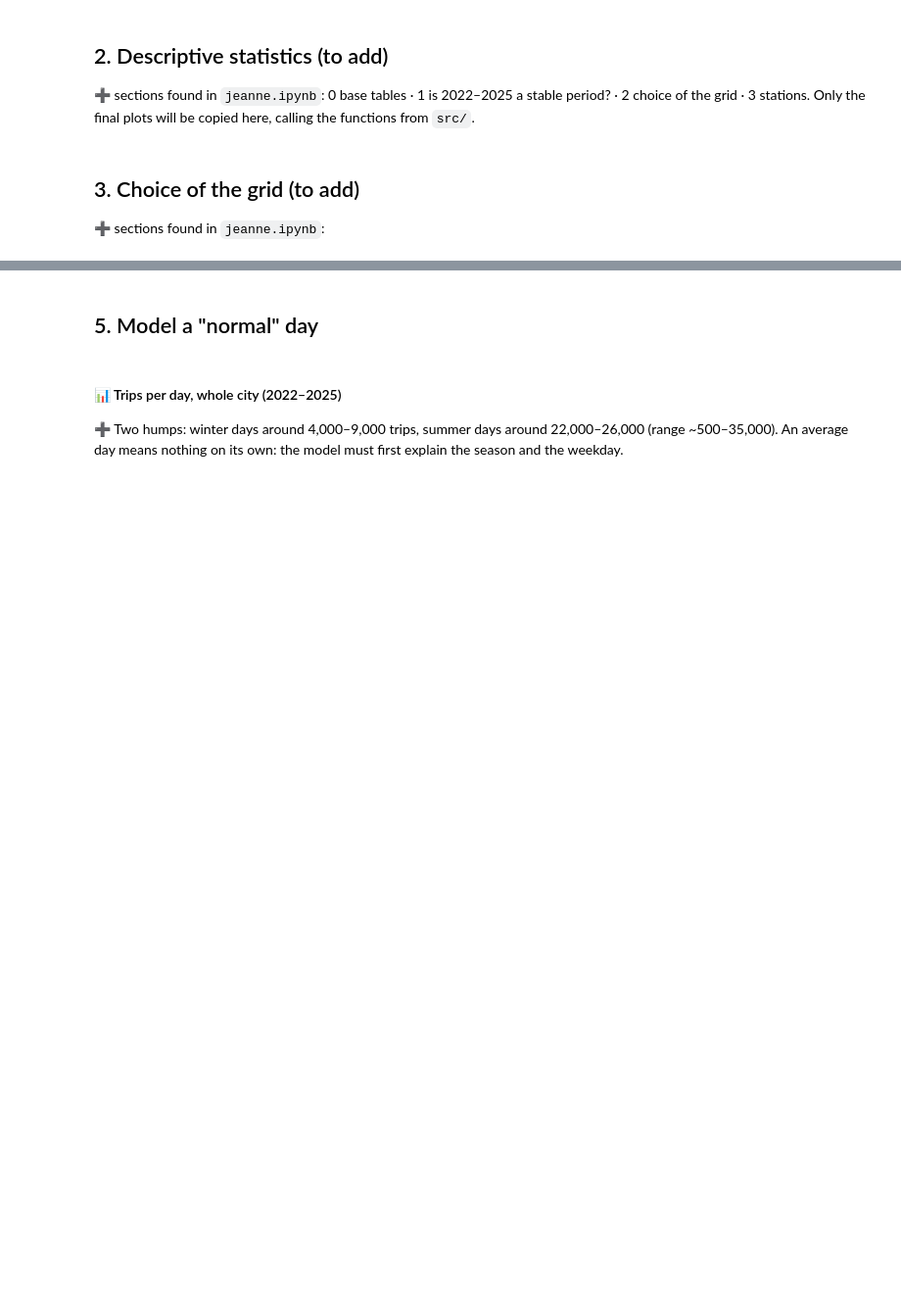
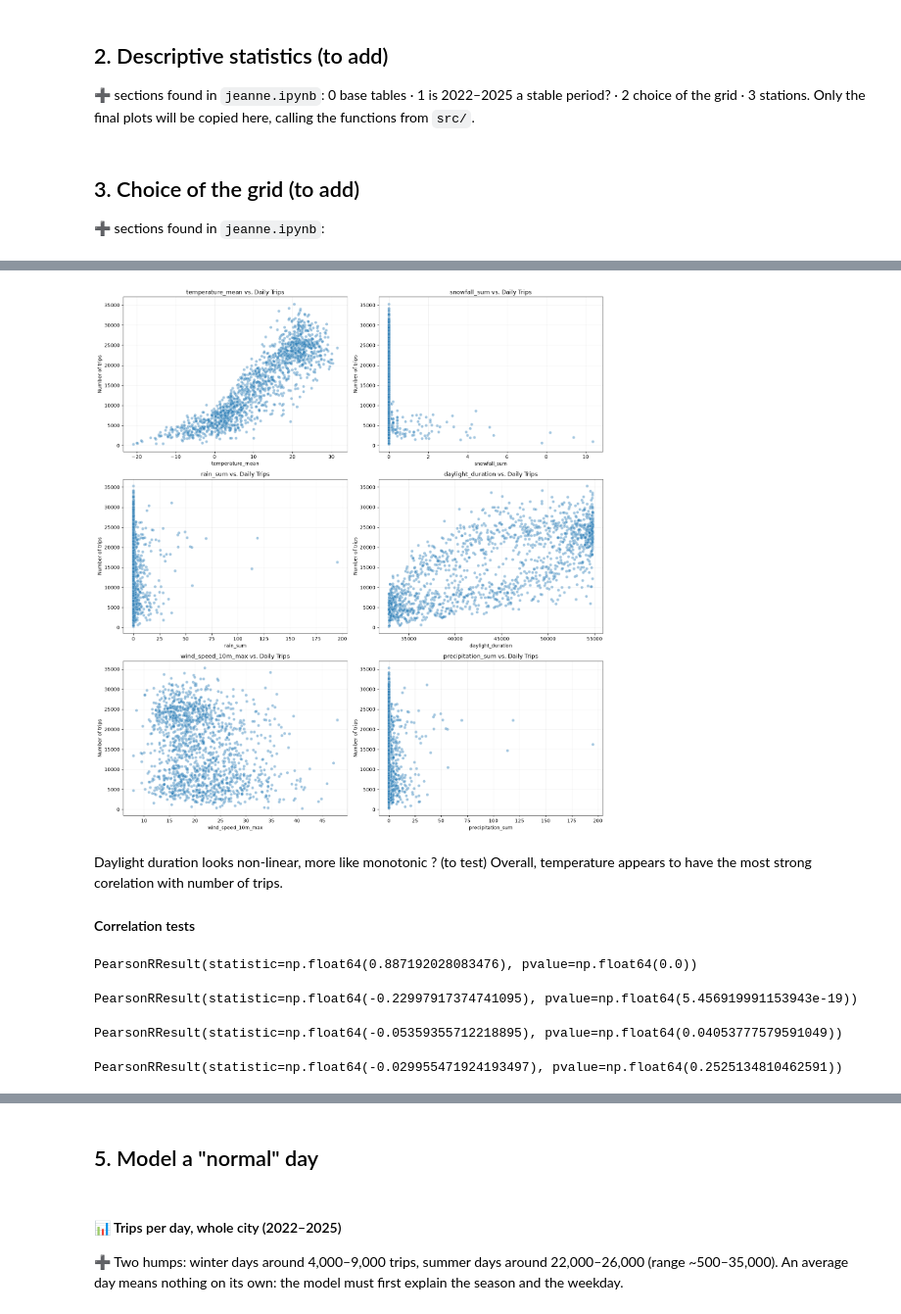
Before and after one commit to laure-cio/ADA-project2026, a Jupyter notebook: results.ipynb, the cells around one changed output, grey strips where cells are left out. Shown at 98% size. Cells and saved outputs as stored; diff of their text form; code cells hidden in the pictures; blank space fills up the shorter version.

Commit message:
forecast analysis, results and models

```diff
--- a/results.ipynb
+++ b/results.ipynb
@@ -1097,0 +1149,4 @@ id_formats
+# %%
+# Reading files
+save_folder = './data/forecast/clean/'
+merged_data = pd.read_csv(save_folder + 'dailyTrips_weather.csv')
@@ -1097,0 +1191,56 @@ id_formats
+# %%
+weather_variables = [
+    "temperature_mean",
+    "snowfall_sum",
+    "rain_sum",
+    "daylight_duration",
+    "wind_speed_10m_max",
+    "precipitation_sum"
+]
+
+fig, axes = plt.subplots(3, 2, figsize=(15, 16))
+axes = axes.flatten()
+
+for ax, variable in zip(axes, weather_variables):
+
+    sns.scatterplot(
+        data=merged_data,
+        x=variable,
+        y="n_trips",
+        alpha=0.4,
+        ax=ax
+    )
+
+    ax.set_title(f"{variable} vs. Daily Trips")
+    ax.set_xlabel(variable)
+    ax.set_ylabel("Number of trips")
+    ax.grid(alpha=0.2)
+
+plt.tight_layout()
+plt.show()
+# %% [output]
+[figure, added]
+# %% [markdown]
+Daylight duration looks non-linear, more like monotonic ? (to test)
+Overall, temperature appears to have the most strong corelation with number of trips.
+#### Correlation tests
+# %%
+# For temperature
+stats.pearsonr(merged_data['temperature_mean'],merged_data['n_trips'])
+# %% [output]
+PearsonRResult(statistic=np.float64(0.887192028083476), pvalue=np.float64(0.0))
+# %%
+# For snowfall
+stats.pearsonr(merged_data['snowfall_sum'],merged_data['n_trips'])
+# %% [output]
+PearsonRResult(statistic=np.float64(-0.22997917374741095), pvalue=np.float64(5.456919991153943e-19))
+# %%
+# For precipitation
+stats.pearsonr(merged_data['precipitation_sum'],merged_data['n_trips'])
+# %% [output]
+PearsonRResult(statistic=np.float64(-0.05359355712218895), pvalue=np.float64(0.04053777579591049))
+# %%
+# For rainfall
+stats.pearsonr(merged_data['rain_sum'],merged_data['n_trips'])
+# %% [output]
+PearsonRResult(statistic=np.float64(-0.029955471924193497), pvalue=np.float64(0.2525134810462591))
```
Also changed, not shown: parts of 26 cells of this notebook.
